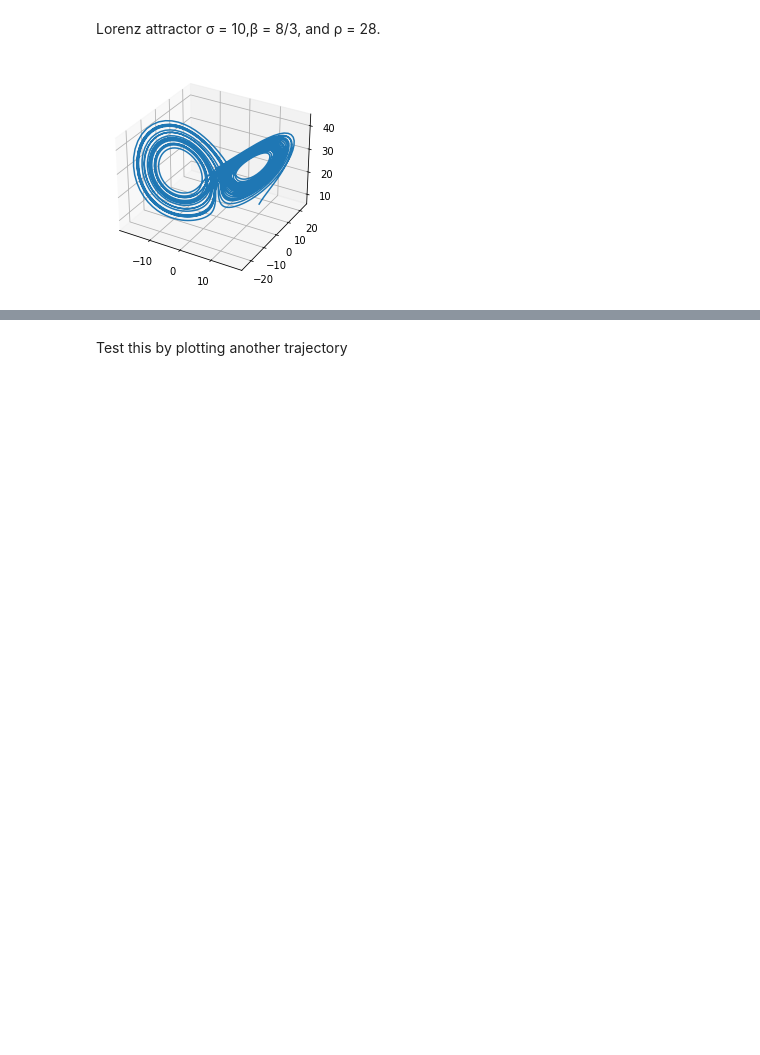
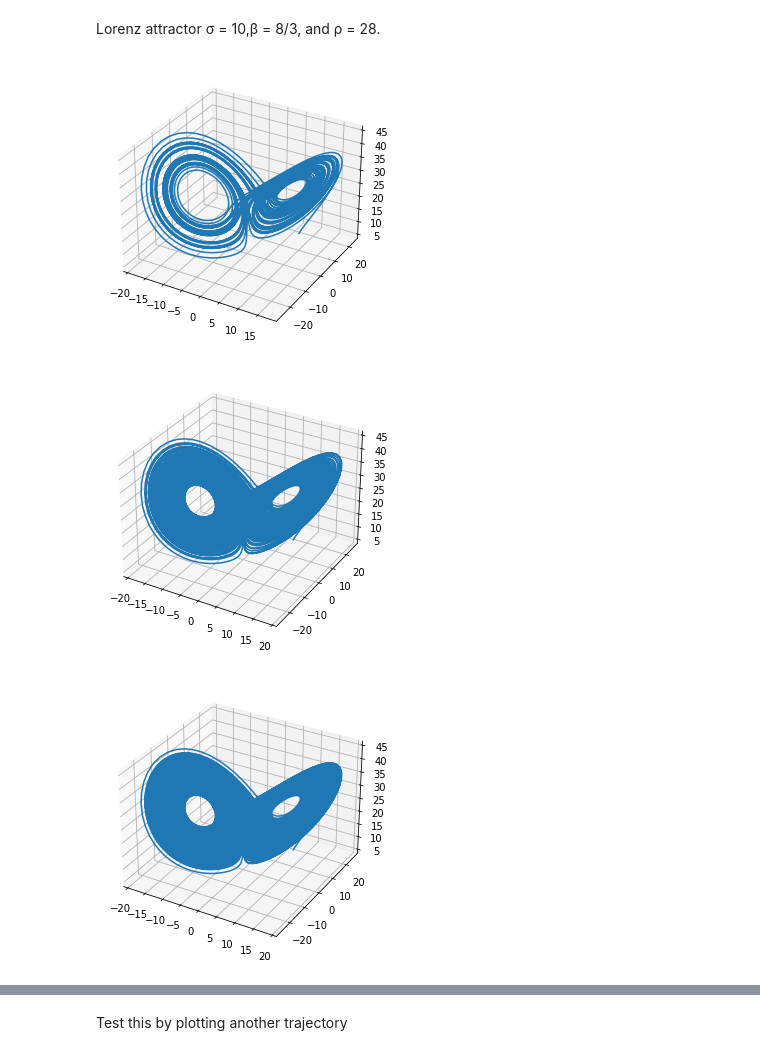
Before and after one commit to Linnore/MLCMS-EX3-GroupK, a Jupyter notebook: task4.ipynb, the cells around one changed output, grey strips where cells are left out. Cells and saved outputs as stored; diff of their text form; code cells hidden in the pictures; blank space fills up the shorter version.

```diff
--- a/task4.ipynb
+++ b/task4.ipynb
@@ -190,12 +6,0 @@ plt.show()
-# %%
-x = abs(np.arange(2, -0.01, -0.01))
-y = np.power(x, 0.5)
-
-x = np.append(x, x[::-1])
-y = np.append(y, -y[::-1])
-
-plt.plot(x, y)
-plt.xlim((-2,2))
-plt.xlabel(r"$\alpha$")
-plt.ylabel(r"$x_1^0(\alpha)$")
-plt.show()
@@ -246,28 +49,41 @@ LogisticMap()
 # %% [markdown]
 Lorenz attractor σ = 10,β = 8/3, and ρ = 28.
 # %%
-import numpy as np
-import matplotlib.pyplot as plt
 from scipy.integrate import odeint
 from mpl_toolkits.mplot3d import Axes3D
 
 rho = 28.0
 sigma = 10.0
 beta = 8.0 / 3.0
 
 def f(state, t):
     x, y, z = state  # Unpack the state vector
     return sigma * (y - x), x * (rho - z) - y, x * y - beta * z  # Derivatives
 
 state0 = [10.0, 10.0, 10.0]
-t = np.arange(0.0, 40.0, 0.01)
+t = np.arange(0.0, 1000.0, 0.01)
 
 states = odeint(f, state0, t)
 
-fig = plt.figure()
-ax = fig.gca(projection="3d")
-ax.plot(states[:, 0], states[:, 1], states[:, 2])
+
+fig1 = plt.figure(figsize=(5,5))
+ax1 = fig1.gca(projection="3d")
+ax1.plot(states[0:5000, 0], states[0:5000, 1], states[0:5000, 2])
+
+fig2 = plt.figure(figsize=(5,5))
+ax2 = fig2.gca(projection="3d")
+ax2.plot(states[:20000, 0], states[:20000, 1], states[:20000, 2])
+
+fig3 = plt.figure(figsize=(5,5))
+ax3 = fig3.gca(projection="3d")
+ax3.plot(states[:50000, 0], states[:50000, 1], states[:50000, 2])
+
+fig4 = plt.figure(figsize=(5,5))
+ax4 = fig4.gca(projection="3d")
+ax4.plot(states[:, 0], states[:, 1], states[:, 2])
 plt.draw()
 plt.show()
 # %% [output]
-[figure, old version]
+[figure, new version]
+[figure, added]
+[figure, added]
```
Also changed, not shown: parts of 32 cells of this notebook.
